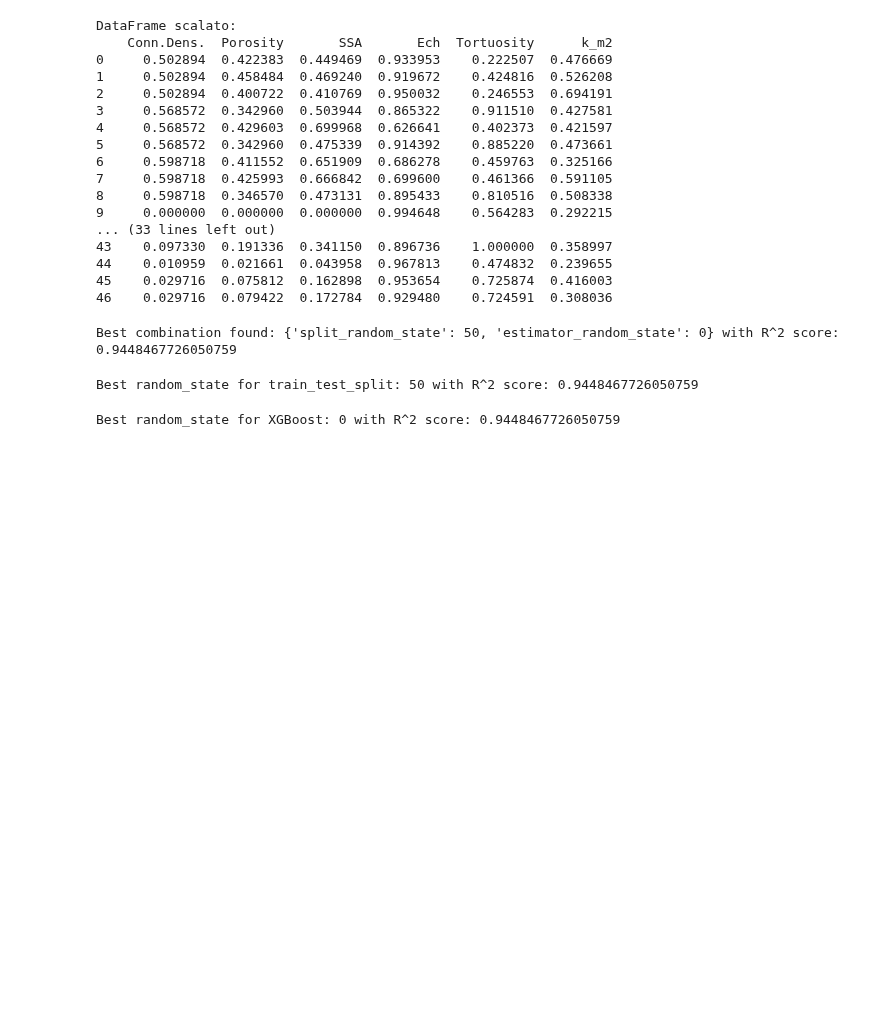
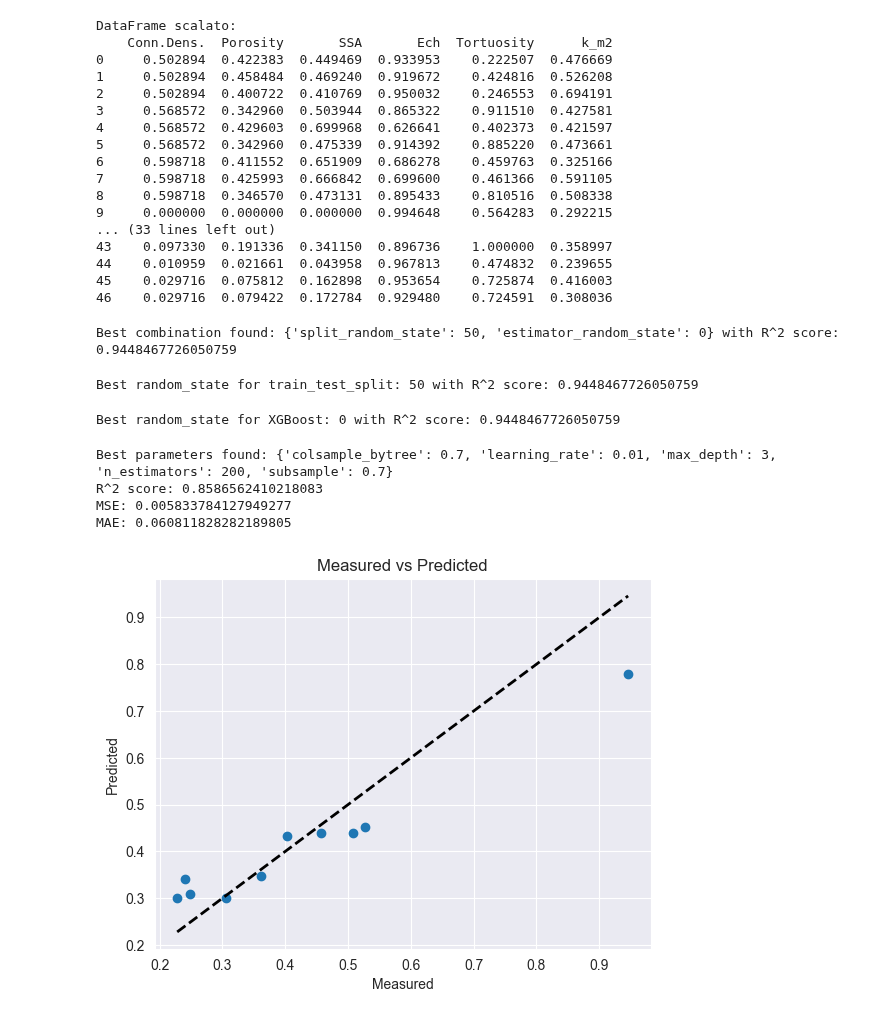
Before and after one commit to LorisMinetti/Permeability_Eval_AI, a Jupyter notebook: poker/Ech/Log.ipynb, the cells around one changed output. Cells and saved outputs as stored; diff of their text form; code cells hidden in the pictures; blank space fills up the shorter version.

Commit message:
good r2 -> 0.85 random_state 50

```diff
--- a/poker/Ech/Log.ipynb
+++ b/poker/Ech/Log.ipynb
@@ -175,7 +175,16 @@ print(f"Best random_state for XGBoost: {best_random_state_estimator} with R^2 sc
 # %% [output]
 Best random_state for XGBoost: 0 with R^2 score: 0.9448467726050759
 # %%
+from sklearn.metrics import mean_squared_error, mean_absolute_error
 from sklearn.model_selection import GridSearchCV
+import logging
+from tqdm.notebook import tqdm
+
+
+# Configura il logger
+logging.basicConfig(level=logging.INFO, format='%(asctime)s - %(message)s')
+logger = logging.getLogger()
+
 
 param_grid = {
     'n_estimators': [50, 100, 200],
@@ -185,12 +194,30 @@ param_grid = {
     'colsample_bytree': [0.7, 0.8, 0.9]
 }
 
+
 X = df_scaled.drop('k_m2', axis=1)
 y = df_scaled['k_m2']
 
 X_train, X_test, y_train, y_test = train_test_split(X, y, test_size=0.2, random_state=best_random_state_split)
 
-model = xgb.XGBRegressor(random_state=best_random_state_estimator)
+model = XGBRegressor(random_state=best_random_state_split)
+
+
+# Personalizza GridSearchCV per utilizzare tqdm
+class TQDMProgressBar(tqdm):
+    def __init__(self, *args, **kwargs):
+        super().__init__(*args, **kwargs)
+        self._logger = logger
+
+    def update_to(self, current, total):
+        self.n = current
+        self.total = total
+        self._logger.info(f'Progress: {self.n}/{self.total} ({self.n/self.total:.2%})')
+        self.refresh()
+
+progress_bar = TQDMProgressBar(total=len(param_grid['n_estimators']) * len(param_grid['learning_rate']) * len(param_grid['max_depth']) * len(param_grid['subsample']) * len(param_grid['colsample_bytree']), desc="Hyperparameter tuning")
+
+
 
 grid_search = GridSearchCV(estimator=model, param_grid=param_grid, cv=5, scoring='r2')
 grid_search.fit(X_train, y_train)
@@ -202,3 +229,20 @@ print(f"Best parameters found: {grid_search.best_params_}")
 print(f"R^2 score: {r2_score(y_test, y_pred)}")
 print(f"MSE: {mean_squared_error(y_test, y_pred)}")
 print(f"MAE: {mean_absolute_error(y_test, y_pred)}")
+# %% [output]
+Best parameters found: {'colsample_bytree': 0.7, 'learning_rate': 0.01, 'max_depth': 3, 'n_estimators': 200, 'subsample': 0.7}
+R^2 score: 0.8586562410218083
+MSE: 0.005833784127949277
+MAE: 0.060811828282189805
+# %%
+# Vorrei visualizzare il grafico con la retta bisettrice per valutare la bontà del modello
+import matplotlib.pyplot as plt
+
+plt.scatter(y_test, y_pred)
+plt.plot([y_test.min(), y_test.max()], [y_test.min(), y_test.max()], 'k--', lw=2)
+plt.xlabel('Measured')
+plt.ylabel('Predicted')
+plt.title('Measured vs Predicted')
+plt.show()
+# %% [output]
+[figure, added]
```
